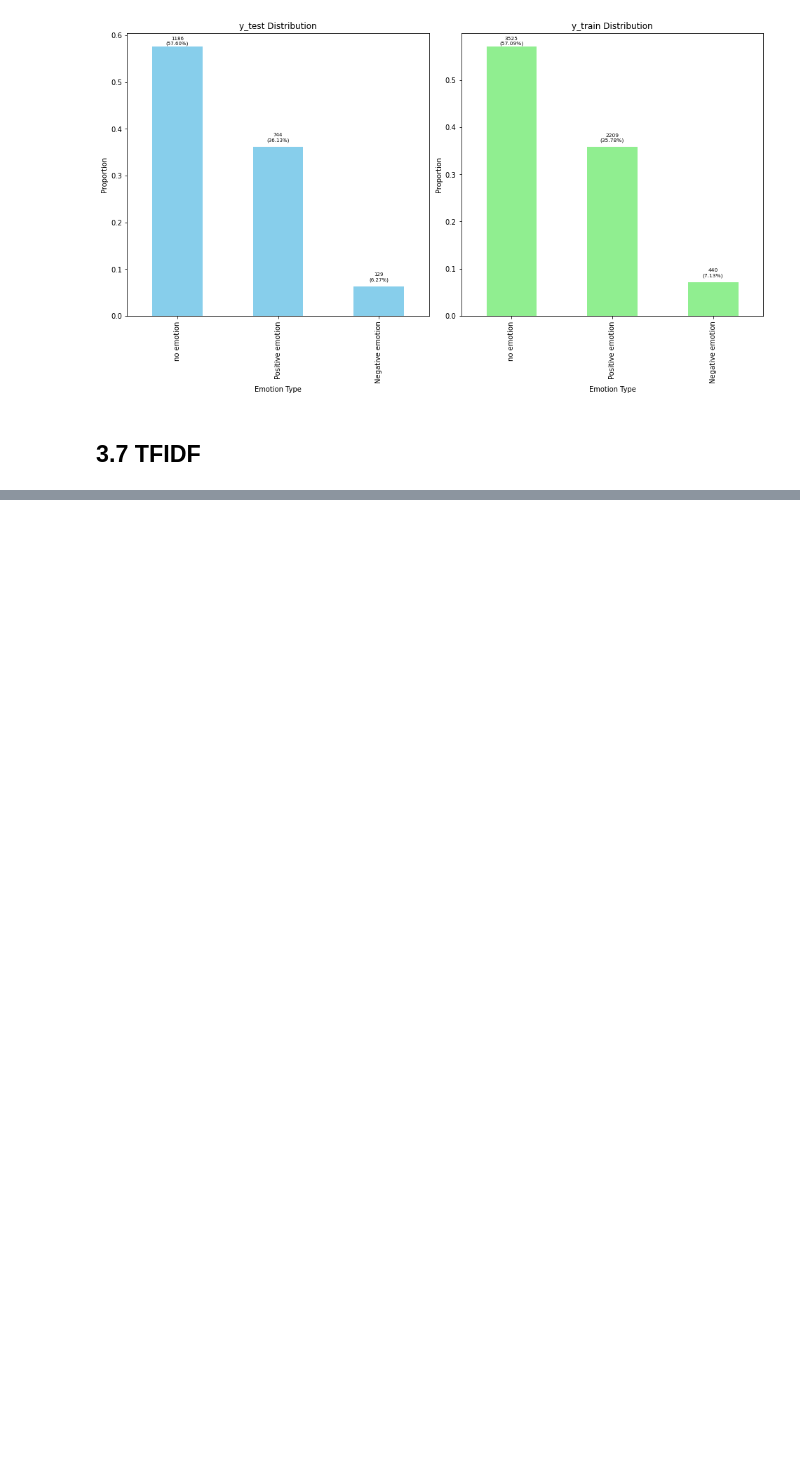
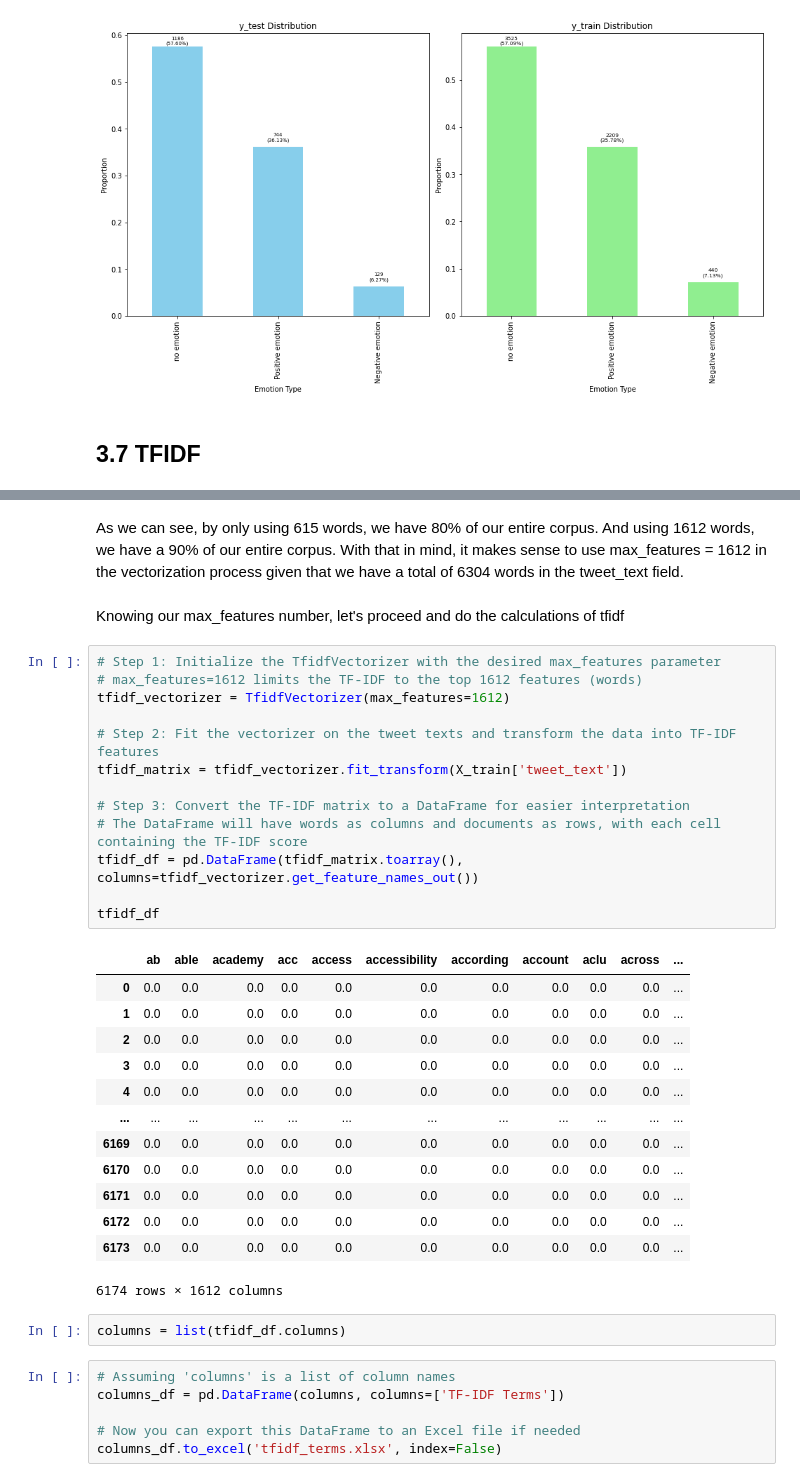
Before and after one commit to mbarriola96/Brands-product_emotions_analysis, a Jupyter notebook: 02_data_preprocessing_and_modelling.ipynb, the cells around one changed output, grey strips where cells are left out. Drawn from its saved outputs; the diff is of its cells as text; blank space fills up the shorter version.

```diff
--- a/02_data_preprocessing_and_modelling.ipynb
+++ b/02_data_preprocessing_and_modelling.ipynb
@@ -302,0 +351,39 @@ Let's proceed to vectorize
+# %% [markdown]
+As we can see, by only using 615 words, we have 80% of our entire corpus. And using 1612 words, we have a 90% of our entire corpus. With that in mind, it makes sense to use max_features = 1612 in the vectorization process given that we have a total of 6304 words in the tweet_text field.
+# %% [markdown]
+Knowing our max_features number, let's proceed and do the calculations of tfidf
+# %%
+# Step 1: Initialize the TfidfVectorizer with the desired max_features parameter
+# max_features=1612 limits the TF-IDF to the top 1612 features (words)
+tfidf_vectorizer = TfidfVectorizer(max_features=1612)
+
+# Step 2: Fit the vectorizer on the tweet texts and transform the data into TF-IDF features
+tfidf_matrix = tfidf_vectorizer.fit_transform(X_train['tweet_text'])
+
+# Step 3: Convert the TF-IDF matrix to a DataFrame for easier interpretation
+# The DataFrame will have words as columns and documents as rows, with each cell containing the TF-IDF score
+tfidf_df = pd.DataFrame(tfidf_matrix.toarray(), columns=tfidf_vectorizer.get_feature_names_out())
+
+tfidf_df
+# %% [output]
+|  | ab | able | academy | acc | access | accessibility | according | account | aclu | across | ... |
+| 0 | 0.0 | 0.0 | 0.0 | 0.0 | 0.0 | 0.0 | 0.0 | 0.0 | 0.0 | 0.0 | ... |
+| 1 | 0.0 | 0.0 | 0.0 | 0.0 | 0.0 | 0.0 | 0.0 | 0.0 | 0.0 | 0.0 | ... |
+| 2 | 0.0 | 0.0 | 0.0 | 0.0 | 0.0 | 0.0 | 0.0 | 0.0 | 0.0 | 0.0 | ... |
+| 3 | 0.0 | 0.0 | 0.0 | 0.0 | 0.0 | 0.0 | 0.0 | 0.0 | 0.0 | 0.0 | ... |
+| 4 | 0.0 | 0.0 | 0.0 | 0.0 | 0.0 | 0.0 | 0.0 | 0.0 | 0.0 | 0.0 | ... |
+| ... | ... | ... | ... | ... | ... | ... | ... | ... | ... | ... | ... |
+| 6169 | 0.0 | 0.0 | 0.0 | 0.0 | 0.0 | 0.0 | 0.0 | 0.0 | 0.0 | 0.0 | ... |
+| 6170 | 0.0 | 0.0 | 0.0 | 0.0 | 0.0 | 0.0 | 0.0 | 0.0 | 0.0 | 0.0 | ... |
+| 6171 | 0.0 | 0.0 | 0.0 | 0.0 | 0.0 | 0.0 | 0.0 | 0.0 | 0.0 | 0.0 | ... |
+| 6172 | 0.0 | 0.0 | 0.0 | 0.0 | 0.0 | 0.0 | 0.0 | 0.0 | 0.0 | 0.0 | ... |
+| 6173 | 0.0 | 0.0 | 0.0 | 0.0 | 0.0 | 0.0 | 0.0 | 0.0 | 0.0 | 0.0 | ... |
+6174 rows × 1612 columns
+# %%
+columns = list(tfidf_df.columns)
+# %%
+# Assuming 'columns' is a list of column names
+columns_df = pd.DataFrame(columns, columns=['TF-IDF Terms'])
+
+# Now you can export this DataFrame to an Excel file if needed
+columns_df.to_excel('tfidf_terms.xlsx', index=False)
```
Also changed, not shown: parts of 7 cells of this notebook.
